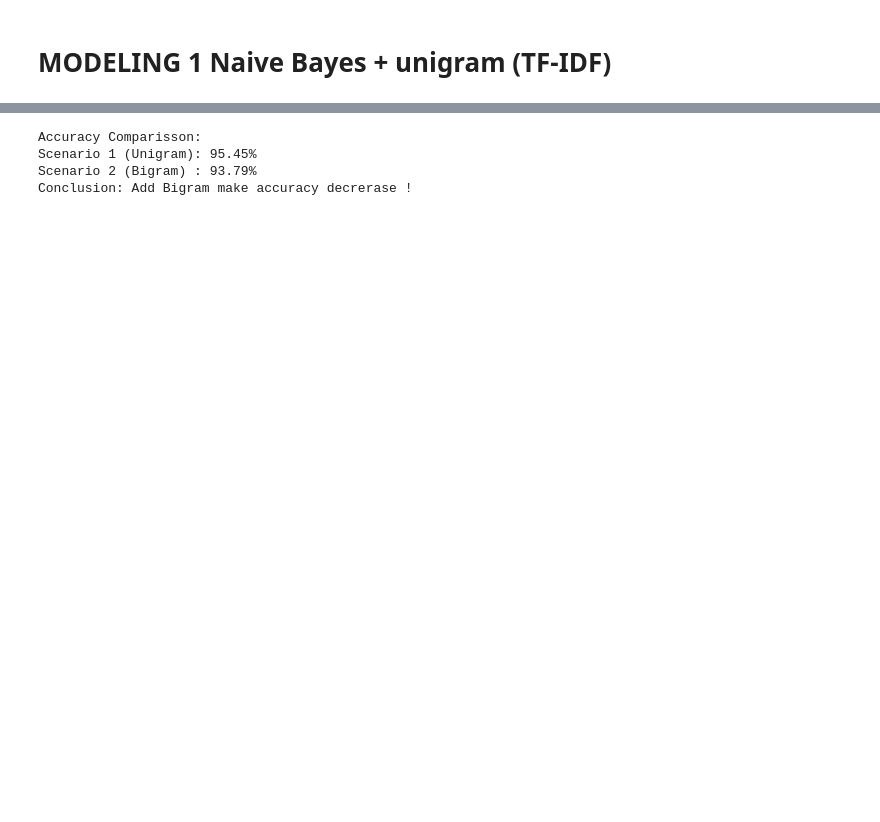
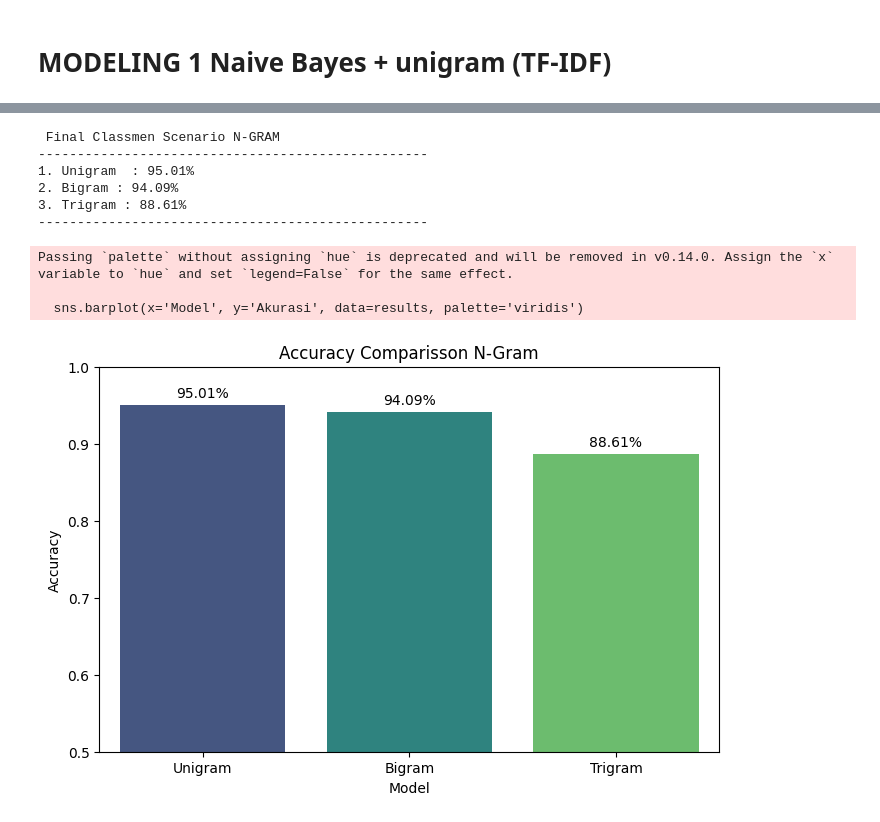
Before and after one commit to ArdhikaRizki/FinalProjectDataScience, a Jupyter notebook: DataScienceBigProject.ipynb, the cells around one changed output, grey strips where cells are left out. Cells and saved outputs as stored; diff of their text form; code cells hidden in the pictures; blank space fills up the shorter version.

```diff
--- a/DataScienceBigProject.ipynb
+++ b/DataScienceBigProject.ipynb
@@ -261,17 +355,34 @@ weighted avg       0.94      0.94      0.94      2046
 # %%
-try:
-    print(f"Accuracy Comparisson:")
-    print(f"Scenario 1 (Unigram): {accuracy_score(y_test, y_pred) * 100:.2f}%") #
-    print(f"Scenario 2 (Bigram) : {acc_bigram * 100:.2f}%")
 
-    if acc_bigram > accuracy_score(y_test, y_pred):
-        print(" Conclusion: Add Bigram make accuracy increase !")
-    else:
-        print("Conclusion: Add Bigram make accuracy decrerase !")
-except NameError:
-    print("Run Model 1 to see comparisson")
+print("\n Final Classmen Scenario N-GRAM ")
+print("-" * 50)
+print(f"1. Unigram  : {accuracy_score(y_test, y_pred) * 100:.2f}%")
+print(f"2. Bigram : {acc_bigram * 100:.2f}%")
+print(f"3. Trigram : {acc_trigram * 100:.2f}%")
+print("-" * 50)
+
+# Visualisasi Grafik
+results = pd.DataFrame({
+    'Model': ['Unigram', 'Bigram', 'Trigram'],
+    'Akurasi': [accuracy_score(y_test, y_pred), acc_bigram, acc_trigram]
+})
+
+plt.figure(figsize=(8, 5))
+sns.barplot(x='Model', y='Akurasi', data=results, palette='viridis')
+plt.ylim(0.5, 1.0)
+plt.title('Accuracy Comparisson N-Gram')
+plt.ylabel('Accuracy')
+for index, row in results.iterrows():
+    plt.text(index, row.Akurasi + 0.01, f"{row.Akurasi*100:.2f}%", color='black', ha="center")
+plt.show()
 # %% [output]
-Accuracy Comparisson:
-Scenario 1 (Unigram): 95.45%
-Scenario 2 (Bigram) : 93.79%
-Conclusion: Add Bigram make accuracy decrerase !
+ Final Classmen Scenario N-GRAM
+--------------------------------------------------
+1. Unigram  : 95.01%
+2. Bigram : 94.09%
+3. Trigram : 88.61%
+--------------------------------------------------
+Passing `palette` without assigning `hue` is deprecated and will be removed in v0.14.0. Assign the `x` variable to `hue` and set `legend=False` for the same effect.
+
+  sns.barplot(x='Model', y='Akurasi', data=results, palette='viridis')
+[figure, added]
```
Also changed, not shown: parts of 7 cells of this notebook.
